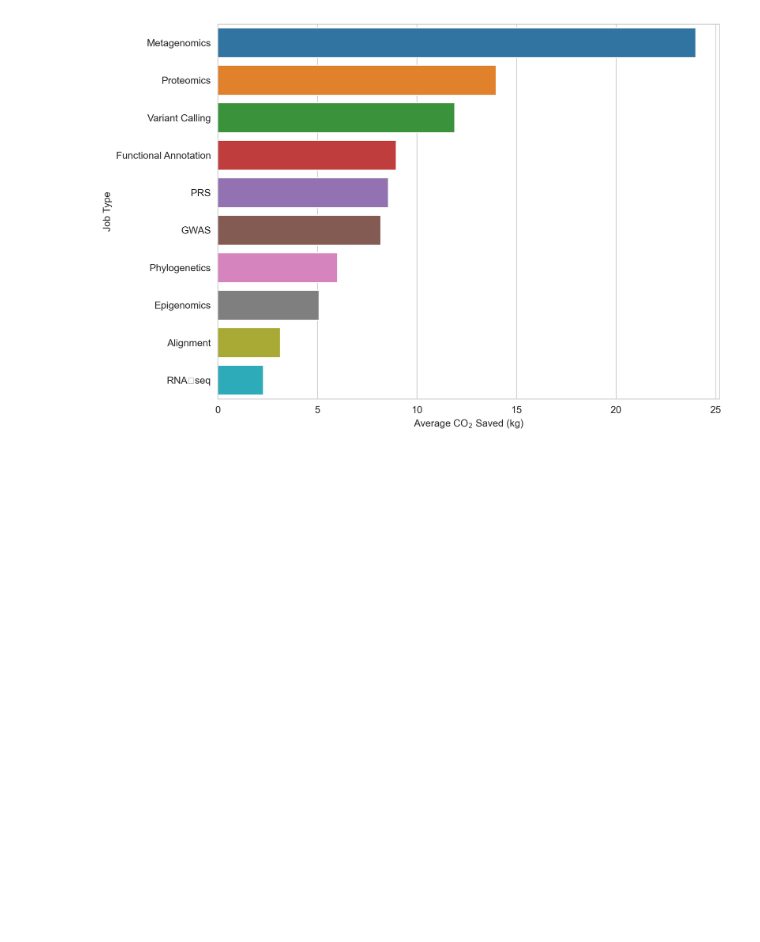
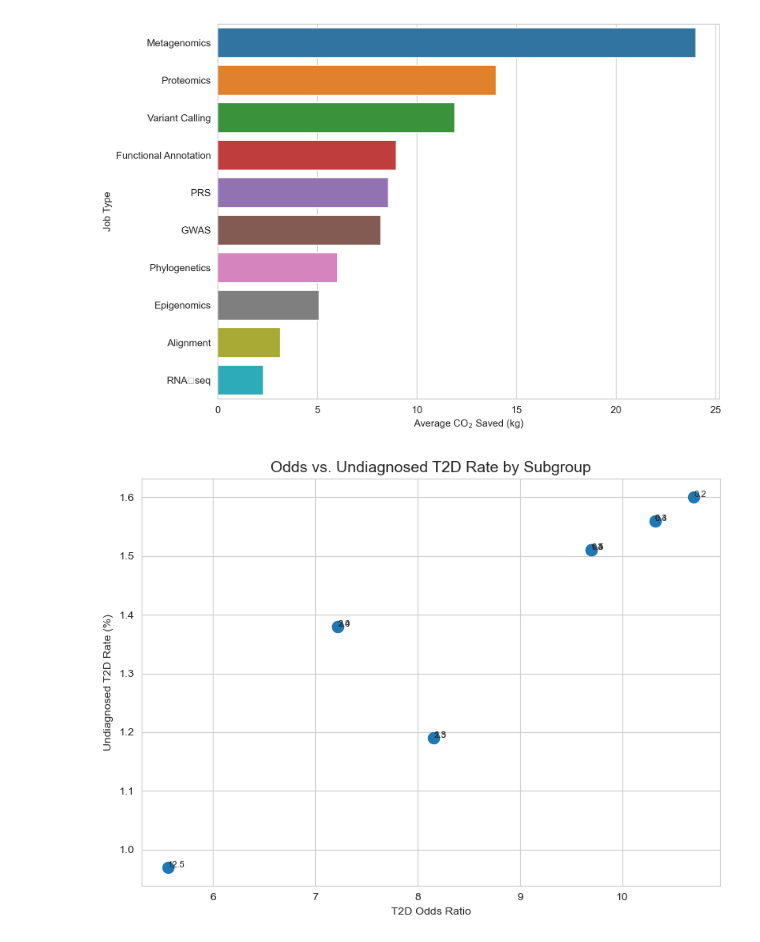
Before and after one commit to kayvinsoo7/mBio_study_improv, a Jupyter notebook: codes/climate.ipynb, the cells around one changed output. Cells and saved outputs as stored; diff of their text form; code cells hidden in the pictures; blank space fills up the shorter version.

```diff
--- a/codes/climate.ipynb
+++ b/codes/climate.ipynb
@@ -243,3 +243,38 @@ plt.show()
 [figure]
 [figure]
 [figure]
+# %%
+import pandas as pd
+import matplotlib.pyplot as plt
+
+# Create the DataFrame from the provided data
+data = {
+    "Penalty": [0.2, 0.3, 0.4, 0.5, 1.3, 1.4, 1.5, 2.3, 2.4, 3.0, 12.5],
+    "Literals": [20, 13, 13, 7, 7, 7, 4, 4, 2, 2, 1],
+    "Size": [188, 192, 192, 199, 199, 199, 252, 252, 290, 290, 412],
+    "Size (%)": [7.56, 7.72, 7.72, 8.0, 8.0, 8.0, 10.14, 10.14, 11.67, 11.67, 16.57],
+    "Odds": [10.7, 10.32, 10.32, 9.7, 9.7, 9.7, 8.16, 8.16, 7.22, 7.22, 5.56],
+    "DM rate (%)": [35.68, 35.68, 35.68, 35.68, 35.68, 35.68, 39.44, 39.44, 41.31, 41.31, 46.95],
+    "Undiag_T2D (%)": [1.6, 1.56, 1.56, 1.51, 1.51, 1.51, 1.19, 1.19, 1.38, 1.38, 0.97],
+}
+
+df = pd.DataFrame(data)
+# Convert 'Penalty' to a categorical variable
+# df["Penalty"] = pd.Categorical(df["Penalty"], ordered=True)
+# # Sort the DataFrame by 'Penalty'
+# df.sort_values("Penalty", inplace=True)
+# Create a scatter plot: Odds vs. Undiagnosed %
+plt.figure(figsize=(8, 6))
+plt.scatter(df["Odds"], df["Undiag_T2D (%)"], s=100)
+
+for i, txt in enumerate(df["Penalty"]):
+    plt.annotate(txt, (df["Odds"][i], df["Undiag_T2D (%)"][i]), fontsize=8)
+
+plt.title("Odds vs. Undiagnosed T2D Rate by Subgroup")
+plt.xlabel("T2D Odds Ratio")
+plt.ylabel("Undiagnosed T2D Rate (%)")
+plt.grid(True)
+plt.tight_layout()
+plt.show()
+# %% [output]
+[figure, added]
```
Also changed, not shown: 2 other files.
